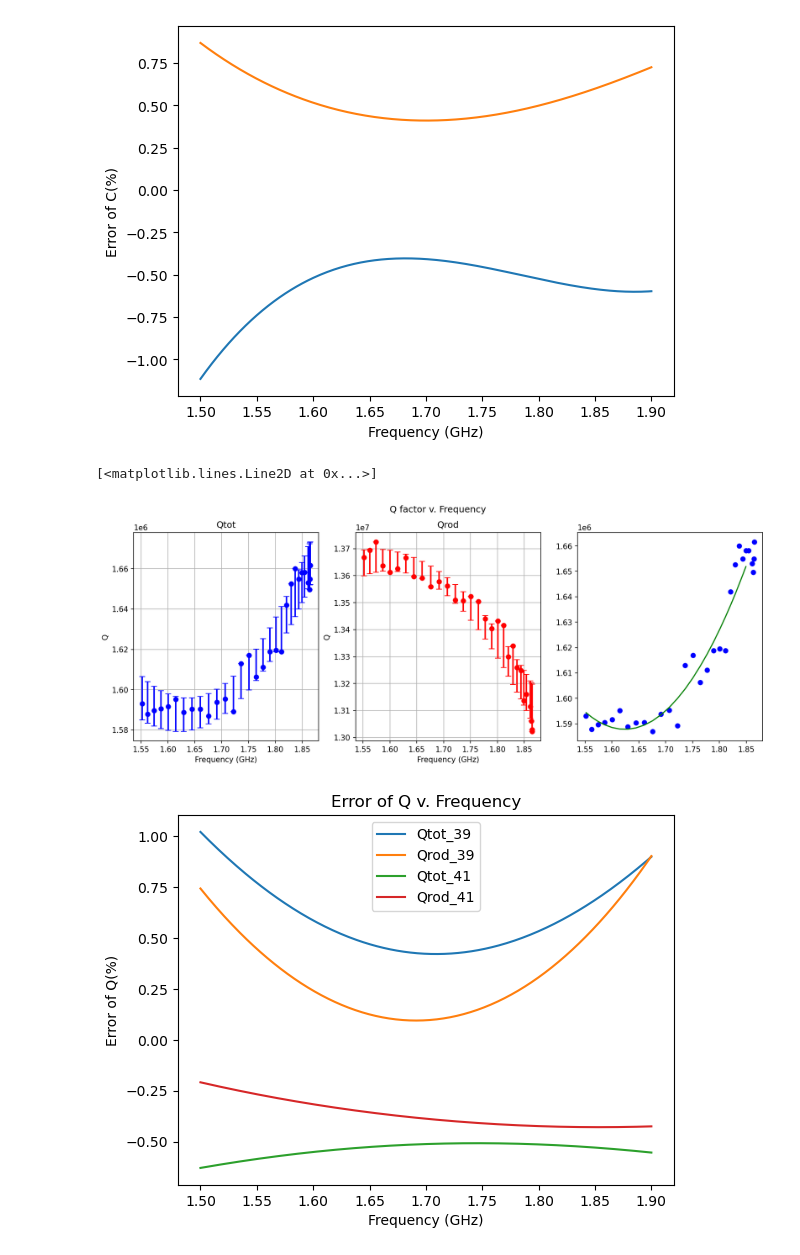
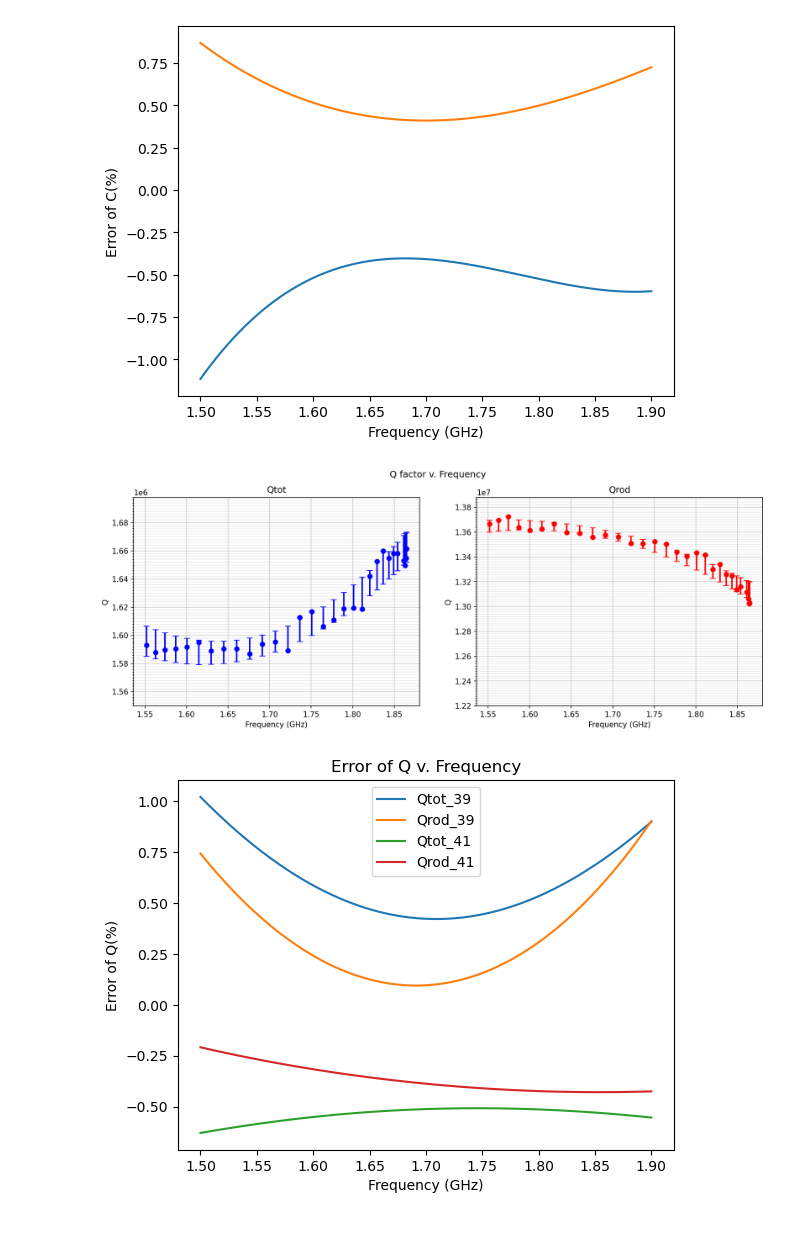
Before and after one commit to peanutflavorbean/CAPP, a Jupyter notebook: Hrod_tolerance copy.ipynb, the cells around one changed output. Saved outputs shown, nothing was run; the diff lists cells and outputs as text; code cells hidden in the pictures.

```diff
--- a/Hrod_tolerance copy.ipynb
+++ b/Hrod_tolerance copy.ipynb
@@ -110,7 +117,7 @@ plt.show()
 # %% [output]
 [figure]
 # %%
-fig, axs = plt.subplots(1, 3, figsize=(15, 5), dpi=150)
+fig, axs = plt.subplots(1, 2, figsize=(15, 5), dpi=150)
 fig.suptitle("Q factor v. Frequency")
 
 
@@ -176,37 +183,47 @@ axs[0].set_xlabel('Frequency (GHz)')
 axs[0].set_ylabel('Q')
 axs[0].set_title("Qtot")
 
 for i in range(len(x_40)):
     if y3_39error[i] < 0 and y3_41error[i] < 0:
         if y3_39error[i] < y3_41error[i]:
             y3_nerror[i] = abs(y3_39error[i])
         else:
             y3_nerror[i] = abs(y3_41error[i])
     elif y3_39error[i] >0 and y3_41error[i] >0:
         if y3_39error[i] < y3_41error[i]:
             y3_perror[i] = y3_41error[i]
         else:
             y3_perror[i] = y3_39error[i]
     elif y3_39error[i]>0 and y3_41error[i] <0:
         y3_perror[i] = y3_39error[i]
         y3_nerror[i] = abs(y3_41error[i])
     else:
         y3_perror[i] = y3_41error[i]
         y3_nerror[i] = abs(y3_39error[i])
 y3_err = [tuple(y3_nerror),tuple(y3_perror)]
 axs[1].errorbar(x_40,y3_40,y3_err,capsize = 4, ls= 'none', fmt = 'ro', elinewidth = 2)
 axs[1].grid()
 axs[1].set_xlabel('Frequency (GHz)')
 axs[1].set_ylabel('Q')
 axs[1].set_title('Qrod')
-axs[2].plot(x_40,y2_40,'bo')
-axs[2].plot(freq_range,func_2(freq_range,*Qtot_opt_40),'g-', label = 'Qtot_R=40mm')
+
+axs[0].set_xticks(np.arange(1.55,1.90,0.05))
+axs[0].set_yticks(np.arange(1.55e6,1.70e6,0.002e6),minor=True)
+axs[0].grid(which="minor",alpha=0.3)
+axs[0].grid(which="major",alpha=0.7)
+
+axs[1].set_xticks(np.arange(1.55,1.90,0.05))
+axs[1].set_yticks(np.arange(1.22e7,1.39e7,0.002e7),minor=True)
+axs[1].grid(which="minor",alpha=0.3)
+axs[1].grid(which="major",alpha=0.7)
+
+#axs[2].plot(x_40,y2_40,'bo')
+#axs[2].plot(freq_range,func_2(freq_range,*Qtot_opt_40),'g-', label = 'Qtot_R=40mm')
 #plt.plot(freq_range,func_2(freq_range,*Qrod_opt_39),linestyle = '-', color = 'C1', label = 'Qrod_R=39mm')
 #plt.plot(freq_range,func_2(freq_range,*Qrod_opt_40),linestyle = '-', color = 'C0', label = 'Qrod_R=40mm')
 #plt.plot(freq_range,func_2(freq_range,*Qrod_opt_41),linestyle = '-', color = 'C2', label = 'Qrod_R=41mm')
 # %% [output]
-[<matplotlib.lines.Line2D at 0x...>]
-[figure, old version]
+[figure, new version]
 # %%
 Qtot_opt_39and40 = (Qtot_opt_39-Qtot_opt_40)
 Qtot_opt_41and40 = (Qtot_opt_41-Qtot_opt_40)
```
Also changed, not shown: parts of 2 cells of this notebook, 1 other file.
